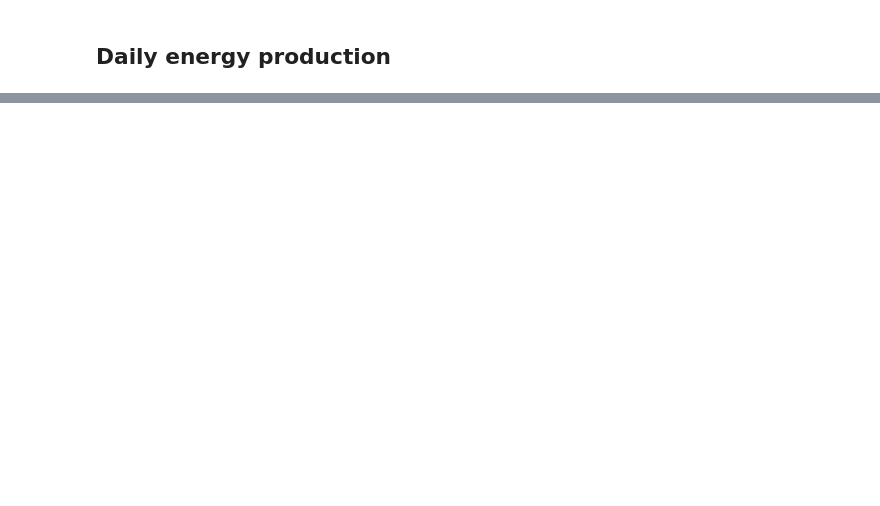
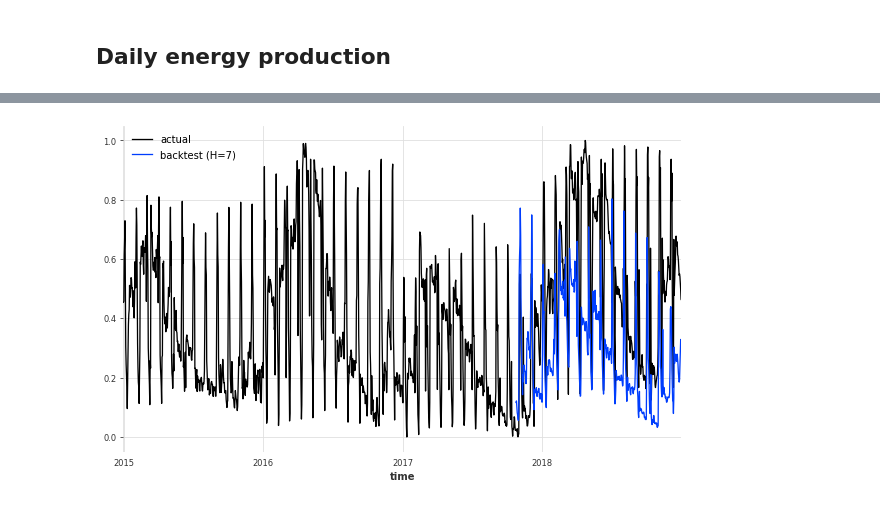
Before and after one commit to unit8co/darts, a Jupyter notebook: examples/TCN-examples.ipynb, the cells around one changed output, grey strips where cells are left out. Cells and saved outputs as stored; diff of their text form; code cells hidden in the pictures; blank space fills up the shorter version.

```diff
--- a/examples/TCN-examples.ipynb
+++ b/examples/TCN-examples.ipynb
@@ -152,4 +147,0 @@ series_en.plot()
-# %%
-series_en = series_en.add_datetime_attribute('day', True)
-train_en, val_en = series_en.split_after(pd.Timestamp('20170901'))
-series_en_transformed, train_en_transformed, val_en_transformed = transform_data(series_en, train_en, val_en)
@@ -156,14 +152,14 @@ series_en_transformed, train_en_transformed, val_en_transformed = transform_data
 # %%
 model_en = TCNModel(
-    input_size=series_en.width,
-    n_epochs=20,
     input_length=365,
-    target_length=7,
-    dropout=0,
+    output_length=7,
+    input_size=13,
+    n_epochs=50,
+    dropout=0.2,
     dilation_base=2,
     weight_norm=True,
-    kernel_size=7,
-    num_filters=4,
+    kernel_size=5,
+    num_filters=8,
     nr_epochs_val_period=1,
     random_state=0
 )
@@ -173,9 +169,5 @@ model_en = TCNModel(
 # %%
-model_en.fit(
-    training_series=train_en_transformed,
-    target_series=train_en_transformed['0'],
-    val_training_series=val_en_transformed,
-    val_target_series=val_en_transformed['0'],
-    verbose=True
-)
+model_en.fit(series=train_en_transformed,
+             covariates=train_day,
+             verbose=True)
 # %% [output]
@@ -196,0 +177,15 @@ display_forecast(pred_series, series_en_transformed, '7 day', start_date=pd.Time
+# %%
+backtest_en = model_en.historical_forecasts(series=series_en_transformed,
+                                            covariates=day_series,
+                                            start=0.7,
+                                            forecast_horizon=7,
+                                            stride=1,
+                                            retrain=False,
+                                            verbose=True)
+
+plt.figure(figsize=(10,6))
+series_en_transformed.plot(label='actual')
+backtest_en.plot(label='backtest (H=7)')
+plt.legend();
+# %% [output]
+[figure, added]
```
Also changed, not shown: parts of 24 cells of this notebook, 1 other file.
